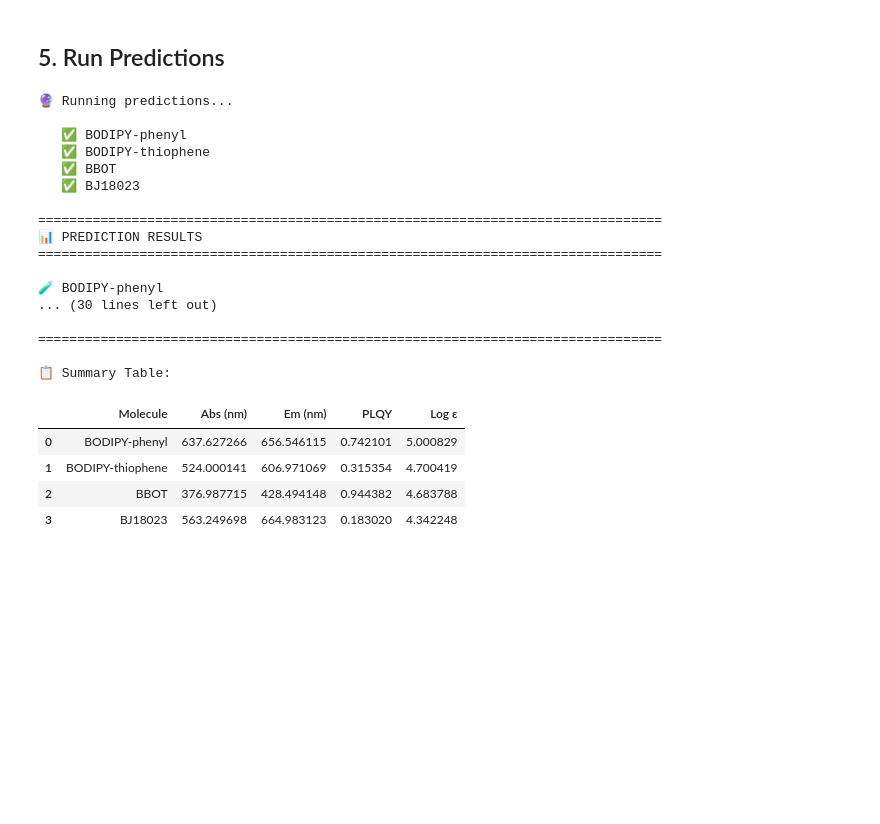
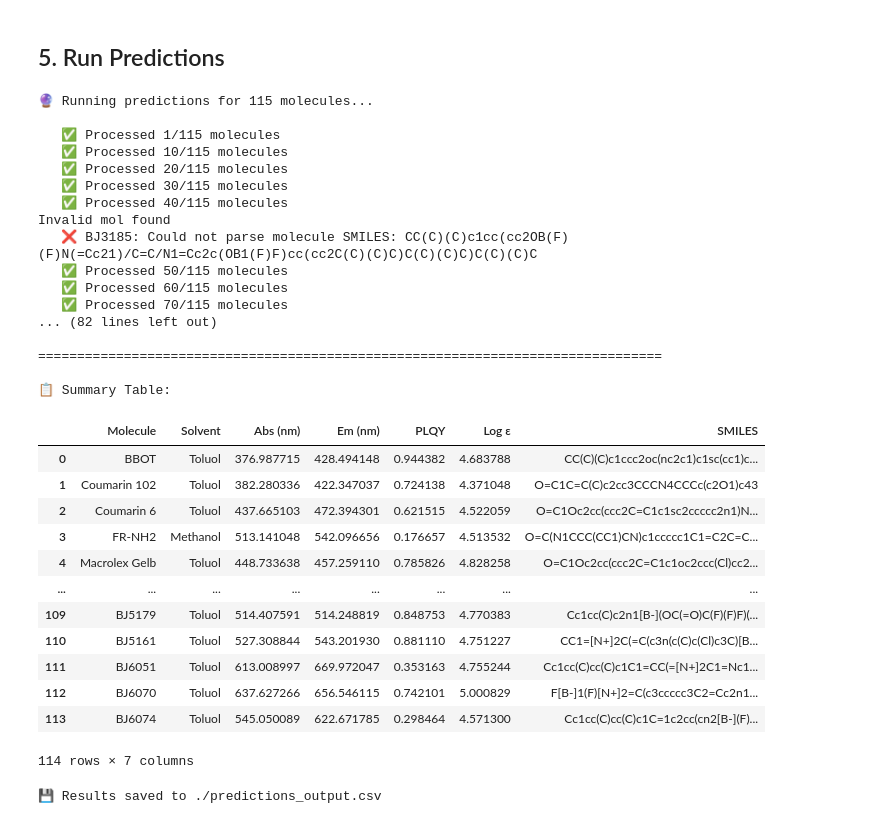
Before and after one commit to markste-in/fluor_tools, a Jupyter notebook: colab_training/Fluor_RLAT_Predict.ipynb, the cells around one changed output. Cells and saved outputs as stored; diff of their text form; code cells hidden in the pictures; blank space fills up the shorter version.

```diff
--- a/colab_training/Fluor_RLAT_Predict.ipynb
+++ b/colab_training/Fluor_RLAT_Predict.ipynb
@@ -361,65 +425,88 @@ for name, smiles in molecules:
 ## 5. Run Predictions
 # %%
 # ============================================================================
-# Run Predictions
+# Run Predictions for All Molecules
 # ============================================================================
 
-print("🔮 Running predictions...\n")
+print(f"🔮 Running predictions for {len(molecules)} molecules...\n")
 all_results = []
 
-for name, smiles in molecules:
+for i, (name, smiles, solvent_smiles, solvent_name) in enumerate(molecules):
     try:
-        preds = predict_properties(smiles, solvent, model_dir=MODEL_DIR,
+        preds = predict_properties(smiles, solvent_smiles, model_dir=MODEL_DIR,
                                    data_dir=DATA_DIR, device=device)
         preds['name'] = name
         preds['smiles'] = smiles
+        preds['solvent'] = solvent_name
         all_results.append(preds)
-        print(f"   ✅ {name}")
+
+        # Progress indicator
+        if (i + 1) % 10 == 0 or i == 0:
+            print(f"   ✅ Processed {i+1}/{len(molecules)} molecules")
     except Exception as e:
         print(f"   ❌ {name}: {e}")
+
+print(f"\n✅ Successfully predicted {len(all_results)}/{len(molecules)} molecules")
 
 # Display results
 print("\n" + "="*80)
 print("📊 PREDICTION RESULTS")
 print("="*80)
 
-for preds in all_results:
-    print(f"\n🧪 {preds['name']}")
-    print(f"   SMILES: {preds['smiles'][:60]}{'...' if len(preds['smiles']) > 60 else ''}")
-    print(f"   ─────────────────────────────────────")
+# Show first 10 detailed results
+for preds in all_results[:10]:
+    print(f"\n🧪 {preds['name']} ({preds['solvent']})")
+    print(f"   SMILES: {preds['smiles'][:50]}{'...' if len(preds['smiles']) > 50 else ''}")
     print(f"   Absorption (abs):     {preds.get('abs', float('nan')):>7.1f} nm")
     print(f"   Emission (em):        {preds.get('em', float('nan')):>7.1f} nm")
     print(f"   Quantum Yield (plqy): {preds.get('plqy', float('nan')):>7.3f}")
     print(f"   Log ε (k):            {preds.get('k', float('nan')):>7.2f}")
 
+if len(all_results) > 10:
+    print(f"\n... and {len(all_results) - 10} more molecules")
+
 print("\n" + "="*80)
 
 # Summary table
 if all_results:
-    results_df = pd.DataFrame(all_results)[['name', 'abs', 'em', 'plqy', 'k']]
-    results_df.columns = ['Molecule', 'Abs (nm)', 'Em (nm)', 'PLQY', 'Log ε']
+    results_df = pd.DataFrame(all_results)[['name', 'solvent', 'abs', 'em', 'plqy', 'k', 'smiles']]
+    results_df.columns = ['Molecule', 'Solvent', 'Abs (nm)', 'Em (nm)', 'PLQY', 'Log ε', 'SMILES']
     print("\n📋 Summary Table:")
     display(results_df)
+
+    # Save to CSV
+    output_path = './predictions_output.csv'
+    results_df.to_csv(output_path, index=False)
+    print(f"\n💾 Results saved to {output_path}")
 # %% [output]
-🔮 Running predictions...
+🔮 Running predictions for 115 molecules...
 
-   ✅ BODIPY-phenyl
-   ✅ BODIPY-thiophene
-   ✅ BBOT
-   ✅ BJ18023
-
-================================================================================
-📊 PREDICTION RESULTS
-================================================================================
-
-🧪 BODIPY-phenyl
-... (30 lines left out)
+   ✅ Processed 1/115 molecules
+   ✅ Processed 10/115 molecules
+   ✅ Processed 20/115 molecules
+   ✅ Processed 30/115 molecules
+   ✅ Processed 40/115 molecules
+Invalid mol found
+   ❌ BJ3185: Could not parse molecule SMILES: CC(C)(C)c1cc(cc2OB(F)(F)N(=Cc21)/C=C/N1=Cc2c(OB1(F)F)cc(cc2C(C)(C)C)C(C)(C)C)C(C)(C)C
+   ✅ Processed 50/115 molecules
+   ✅ Processed 60/115 molecules
+   ✅ Processed 70/115 molecules
+... (82 lines left out)
 
 ================================================================================
 
 📋 Summary Table:
-|  | Molecule | Abs (nm) | Em (nm) | PLQY | Log ε |
-| 0 | BODIPY-phenyl | 637.627266 | 656.546115 | 0.742101 | 5.000829 |
-| 1 | BODIPY-thiophene | 524.000141 | 606.971069 | 0.315354 | 4.700419 |
-| 2 | BBOT | 376.987715 | 428.494148 | 0.944382 | 4.683788 |
-| 3 | BJ18023 | 563.249698 | 664.983123 | 0.183020 | 4.342248 |
+|  | Molecule | Solvent | Abs (nm) | Em (nm) | PLQY | Log ε | SMILES |
+| 0 | BBOT | Toluol | 376.987715 | 428.494148 | 0.944382 | 4.683788 | CC(C)(C)c1ccc2oc(nc2c1)c1sc(cc1)c... |
+| 1 | Coumarin 102 | Toluol | 382.280336 | 422.347037 | 0.724138 | 4.371048 | O=C1C=C(C)c2cc3CCCN4CCCc(c2O1)c43 |
+| 2 | Coumarin 6 | Toluol | 437.665103 | 472.394301 | 0.621515 | 4.522059 | O=C1Oc2cc(ccc2C=C1c1sc2ccccc2n1)N... |
+| 3 | FR-NH2 | Methanol | 513.141048 | 542.096656 | 0.176657 | 4.513532 | O=C(N1CCC(CC1)CN)c1ccccc1C1=C2C=C... |
+| 4 | Macrolex Gelb | Toluol | 448.733638 | 457.259110 | 0.785826 | 4.828258 | O=C1Oc2cc(ccc2C=C1c1oc2ccc(Cl)cc2... |
+| ... | ... | ... | ... | ... | ... | ... | ... |
+| 109 | BJ5179 | Toluol | 514.407591 | 514.248819 | 0.848753 | 4.770383 | Cc1cc(C)c2n1[B-](OC(=O)C(F)(F)F)(... |
+| 110 | BJ5161 | Toluol | 527.308844 | 543.201930 | 0.881110 | 4.751227 | CC1=[N+]2C(=C(c3n(c(C)c(Cl)c3C)[B... |
+| 111 | BJ6051 | Toluol | 613.008997 | 669.972047 | 0.353163 | 4.755244 | Cc1cc(C)cc(C)c1C1=CC(=[N+]2C1=Nc1... |
+| 112 | BJ6070 | Toluol | 637.627266 | 656.546115 | 0.742101 | 5.000829 | F[B-]1(F)[N+]2=C(c3ccccc3C2=Cc2n1... |
+| 113 | BJ6074 | Toluol | 545.050089 | 622.671785 | 0.298464 | 4.571300 | Cc1cc(C)cc(C)c1C=1c2cc(cn2[B-](F)... |
+114 rows × 7 columns
+💾 Results saved to ./predictions_output.csv
```
Also changed, not shown: parts of 9 cells of this notebook, 2 other files.
